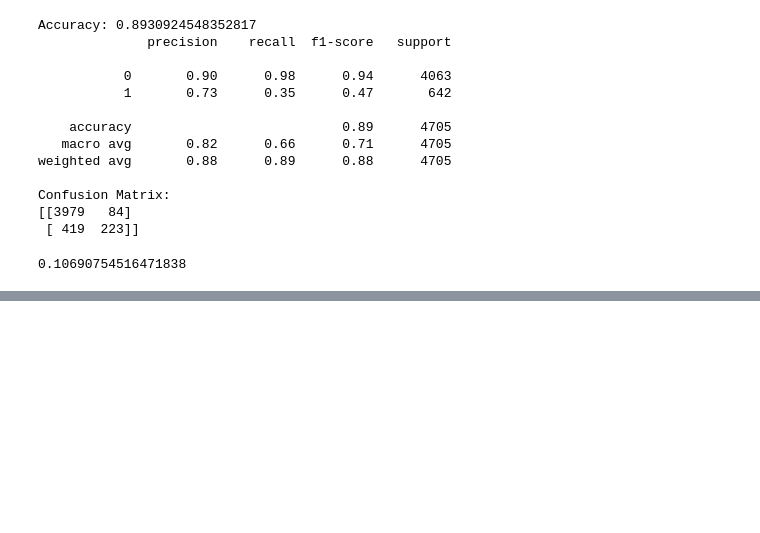
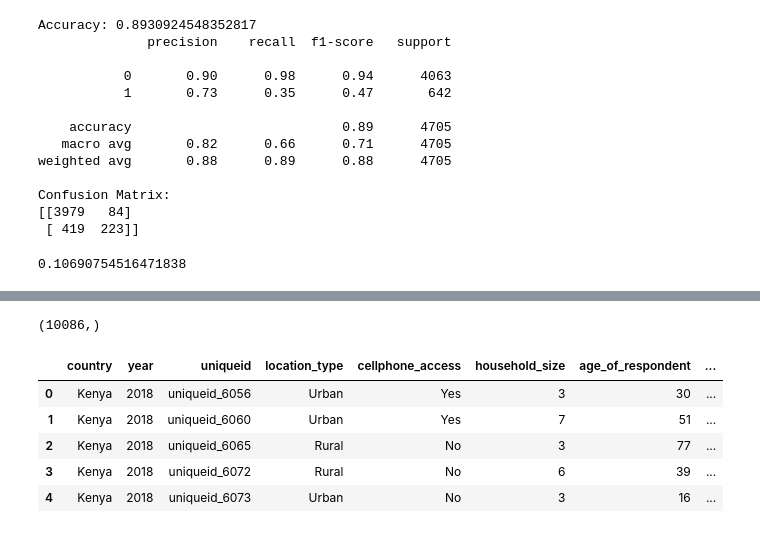
Before and after one commit to AndrewAllkinPersonal/financial-inclusion-in-africa, a Jupyter notebook: andrew_model.ipynb, the cells around one changed output, grey strips where cells are left out. Drawn from its saved outputs; the diff is of its cells as text; code cells hidden in the pictures; blank space fills up the shorter version.

Commit message:
predicting from test dataset

```diff
--- a/andrew_model.ipynb
+++ b/andrew_model.ipynb
@@ -286,3 +286,8 @@ mae = mean_absolute_error(y_test, y_pred)
 print(mae)
 # %% [output]
 0.10690754516471838
+# %%
+test_df = pd.read_csv('data\Test.csv')
+test_input_df = test_df.copy()
+test_input_df.drop('uniqueid', axis=1, inplace=True)
+test_input_df.head()
@@ -288,0 +301,11 @@ print(mae)
+# %%
+label_object = {}
+encoded_test_df = test_input_df.copy()
+categorical_columns = ['country', 'location_type', 'cellphone_access', 'gender_of_respondent', 'relationship_with_head', 'marital_status', 'education_level', 'job_type']
+for col in categorical_columns:
+    labelencoder = LabelEncoder()
+    labelencoder.fit(encoded_test_df[col])
+    encoded_test_df[col] = labelencoder.fit_transform(encoded_test_df[col])
+    label_object[col] = labelencoder
+
+encoded_test_df.head()
@@ -288,0 +319,16 @@ print(mae)
+# %%
+y_test_pred = xgb_model.predict(encoded_test_df)
+print(y_test_pred.shape)
+# %% [output]
+(10086,)
+# %%
+test_df['unique_id'] = test_df['uniqueid'] + ' x ' + test_df['country']
+test_df['bank_account'] = y_test_pred
+test_df.head()
+# %% [output]
+|  | country | year | uniqueid | location_type | cellphone_access | household_size | age_of_respondent | ... |
+| 0 | Kenya | 2018 | uniqueid_6056 | Urban | Yes | 3 | 30 | ... |
+| 1 | Kenya | 2018 | uniqueid_6060 | Urban | Yes | 7 | 51 | ... |
+| 2 | Kenya | 2018 | uniqueid_6065 | Rural | No | 3 | 77 | ... |
+| 3 | Kenya | 2018 | uniqueid_6072 | Rural | No | 6 | 39 | ... |
+| 4 | Kenya | 2018 | uniqueid_6073 | Urban | No | 3 | 16 | ... |
```
Also changed, not shown: parts of 5 cells of this notebook.
